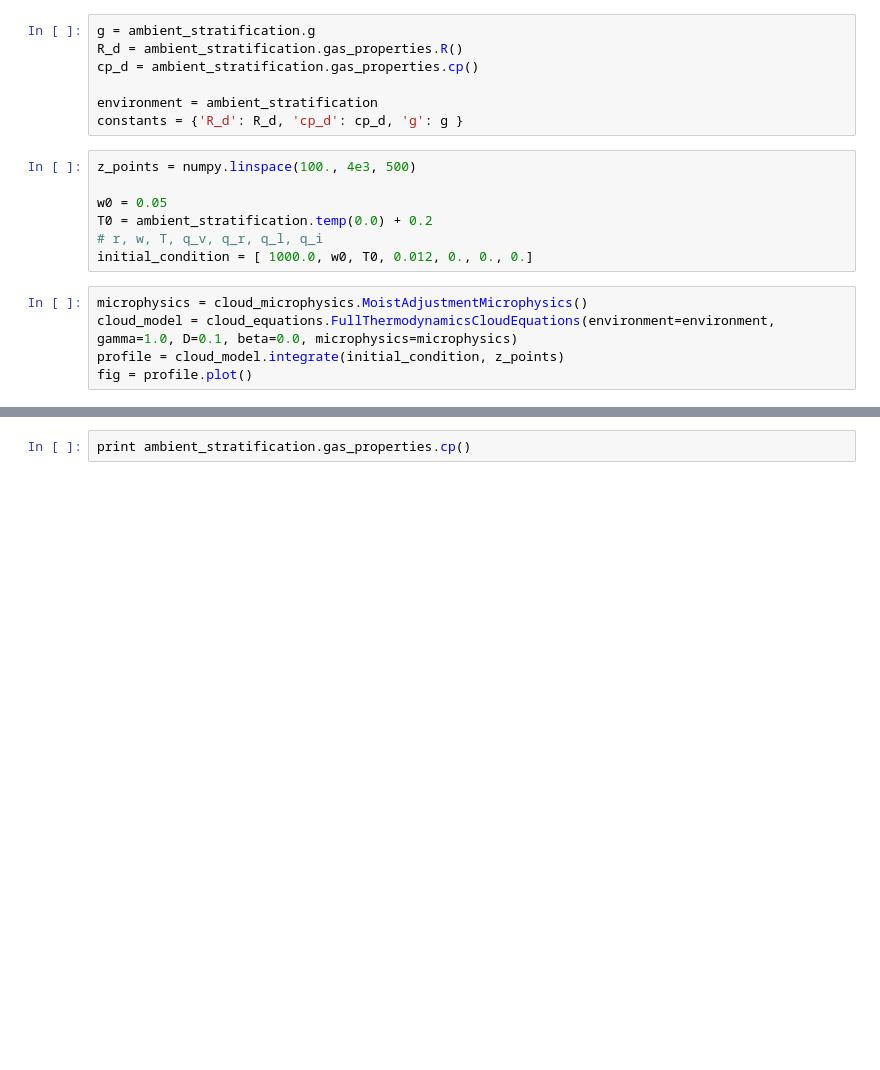
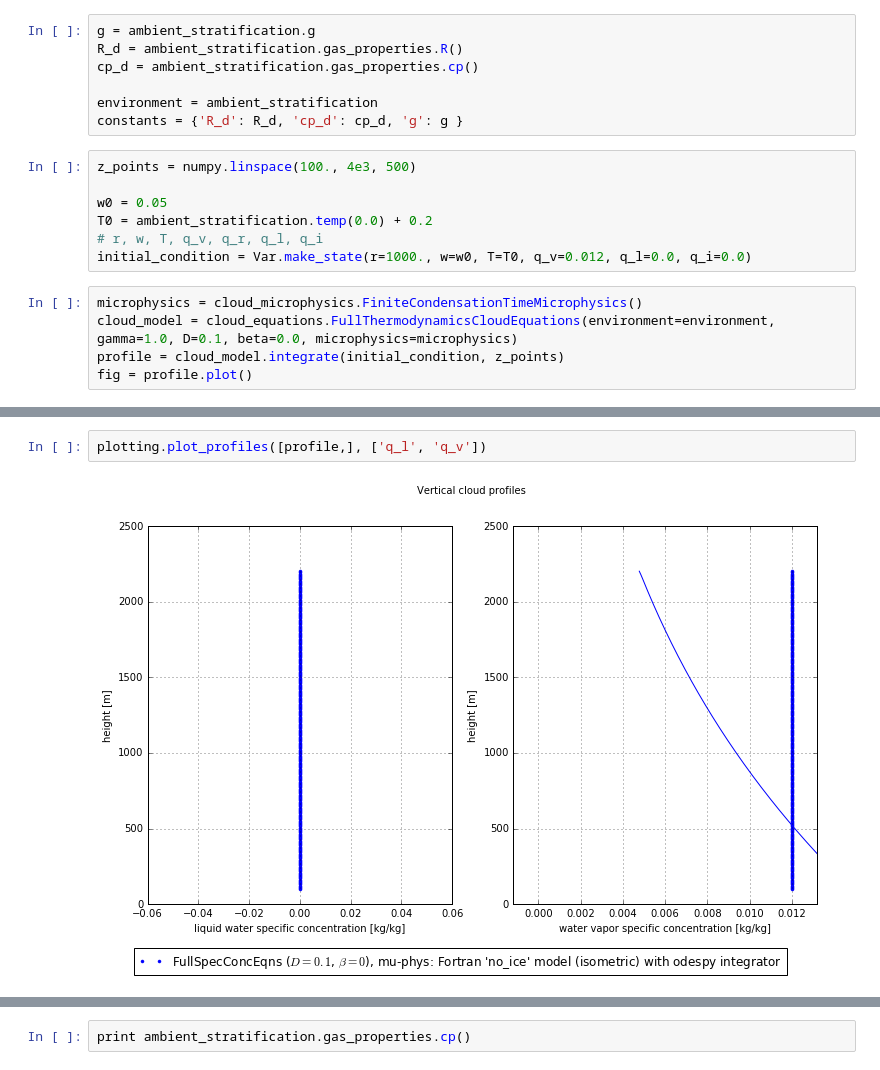
Before and after one commit to leifdenby/python-cloudmodel, a Jupyter notebook: pyclouds/notebooks/Cloud model integration-Copy1.ipynb, the cells around one changed output, grey strips where cells are left out. Saved outputs shown, nothing was run; the diff lists cells and outputs as text; blank space fills up the shorter version.

```diff
--- a/pyclouds/notebooks/Cloud model integration-Copy1.ipynb
+++ b/pyclouds/notebooks/Cloud model integration-Copy1.ipynb
@@ -29,9 +30,9 @@ z_points = numpy.linspace(100., 4e3, 500)
 w0 = 0.05
 T0 = ambient_stratification.temp(0.0) + 0.2
 # r, w, T, q_v, q_r, q_l, q_i
-initial_condition = [ 1000.0, w0, T0, 0.012, 0., 0., 0.]
+initial_condition = Var.make_state(r=1000., w=w0, T=T0, q_v=0.012, q_l=0.0, q_i=0.0)
 # %%
-microphysics = cloud_microphysics.MoistAdjustmentMicrophysics()
+microphysics = cloud_microphysics.FiniteCondensationTimeMicrophysics()
 cloud_model = cloud_equations.FullThermodynamicsCloudEquations(environment=environment, gamma=1.0, D=0.1, beta=0.0, microphysics=microphysics)
 profile = cloud_model.integrate(initial_condition, z_points)
 fig = profile.plot()
@@ -39,0 +67,4 @@ fig = profile.plot()
+# %%
+plotting.plot_profiles([profile,], ['q_l', 'q_v'])
+# %% [output]
+[figure, added]
```
Also changed, not shown: parts of 4 cells of this notebook, 8 other files.
